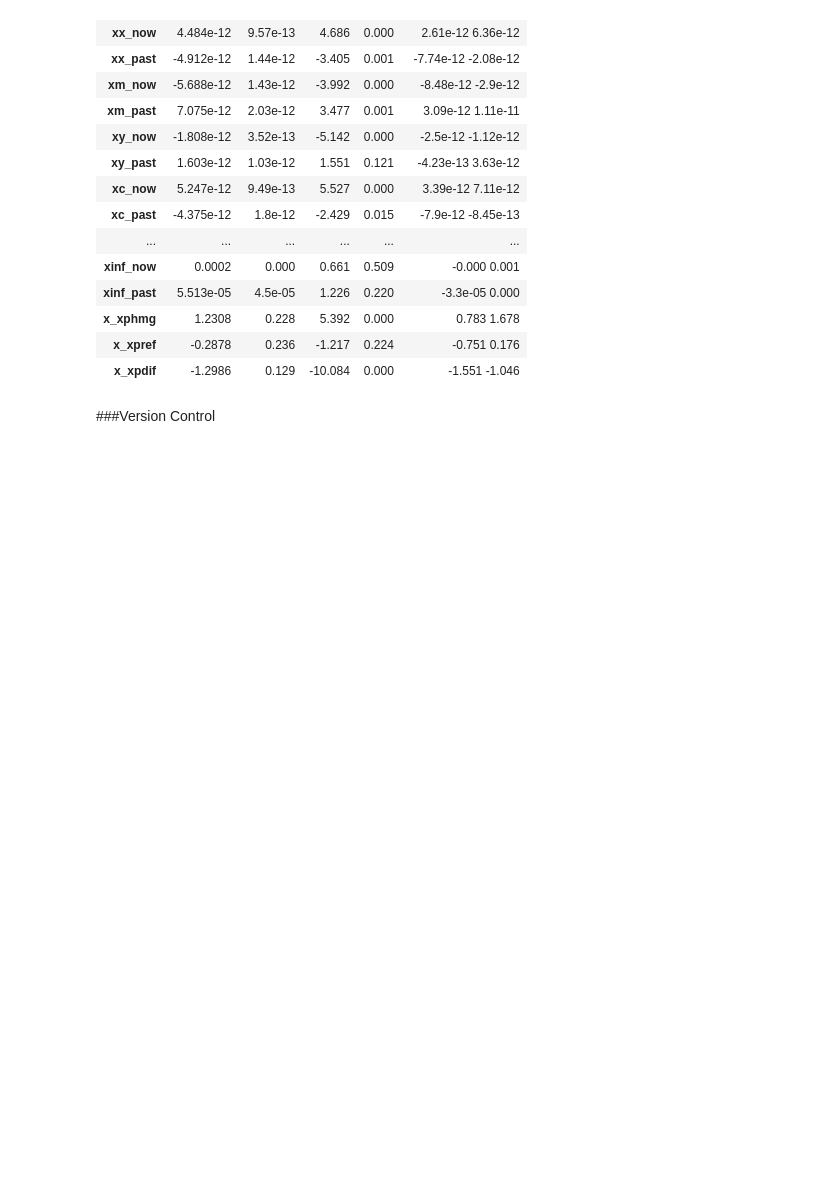
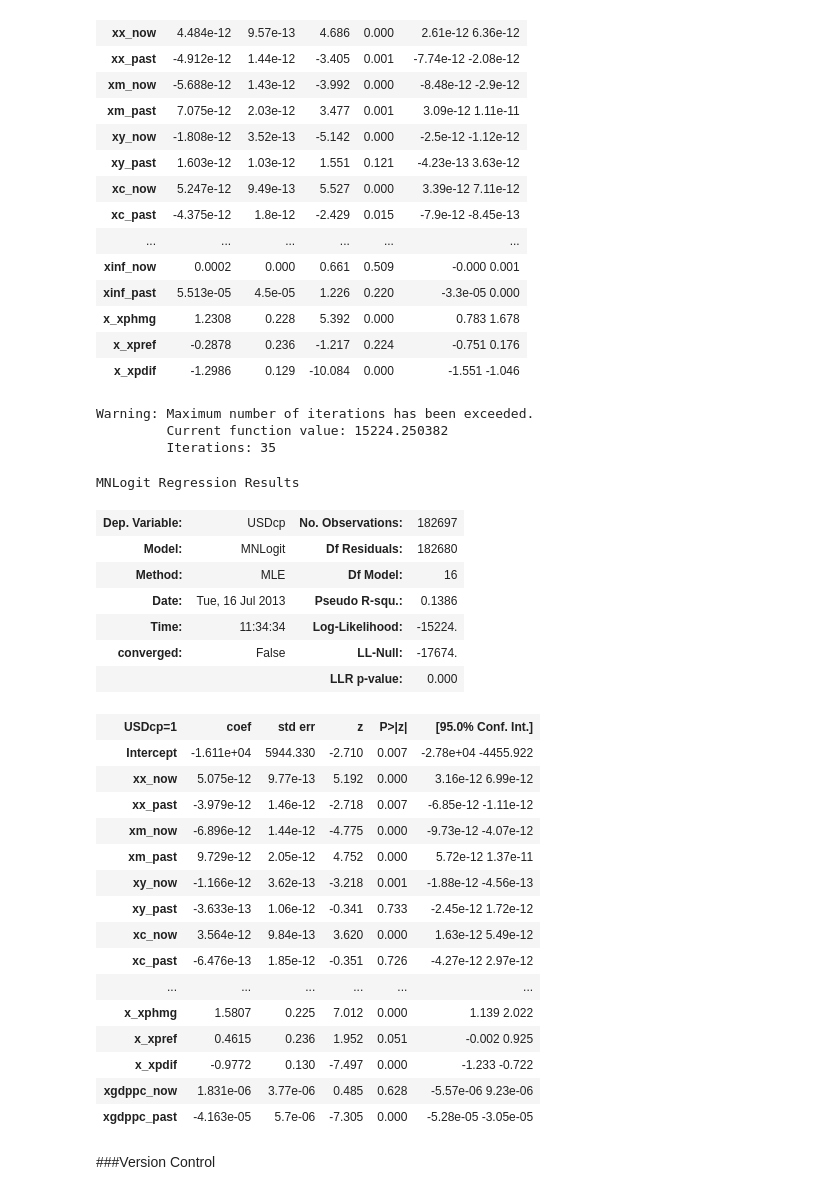
Before and after one commit to agconti/US_Dollar_Vehicle_Currency, a Jupyter notebook: Italian Trade/US_Dollar_Vehicle_Currency.ipynb, the cells around one changed output. Cells and saved outputs as stored; diff of their text form; code cells hidden in the pictures; blank space fills up the shorter version.

```diff
--- a/Italian Trade/US_Dollar_Vehicle_Currency.ipynb
+++ b/Italian Trade/US_Dollar_Vehicle_Currency.ipynb
@@ -487,6 +575,44 @@ MNLogit Regression Results
 | x_xphmg | 1.2308 | 0.228 | 5.392 | 0.000 | 0.783 1.678 |
 | x_xpref | -0.2878 | 0.236 | -1.217 | 0.224 | -0.751 0.176 |
 | x_xpdif | -1.2986 | 0.129 | -10.084 | 0.000 | -1.551 -1.046 |
+# %%
+gdp_per_capita = ' + xgdppc_now + xgdppc_past'
+formula = dependent_var + economic_strength + exchange_rate_activity + dexr_interest_activity + exporter_currency_health + exporter_good_pricing + gdp_per_capita
+# %%
+y, x = dmatrices(formula, data=df.dropna(), return_type='dataframe')# Prepare dataframe for regression
+mod = MNLogit(y, x)                                                 # Describe model, so it can be fitted
+res6 = mod.fit()                                                    # Fit model
+
+results['gdp_per_capita']=[res6, formula]                         # save results for later
+res6.summary()                                                      # Summarize model
+# %% [output]
+Warning: Maximum number of iterations has been exceeded.
+         Current function value: 15224.250382
+         Iterations: 35
+MNLogit Regression Results
+| Dep. Variable: | USDcp | No. Observations: | 182697 |
+| Model: | MNLogit | Df Residuals: | 182680 |
+| Method: | MLE | Df Model: | 16 |
+| Date: | Tue, 16 Jul 2013 | Pseudo R-squ.: | 0.1386 |
+| Time: | 11:34:34 | Log-Likelihood: | -15224. |
+| converged: | False | LL-Null: | -17674. |
+|  |  | LLR p-value: | 0.000 |
+| USDcp=1 | coef | std err | z | P>|z| | [95.0% Conf. Int.] |
+| Intercept | -1.611e+04 | 5944.330 | -2.710 | 0.007 | -2.78e+04 -4455.922 |
+| xx_now | 5.075e-12 | 9.77e-13 | 5.192 | 0.000 | 3.16e-12 6.99e-12 |
+| xx_past | -3.979e-12 | 1.46e-12 | -2.718 | 0.007 | -6.85e-12 -1.11e-12 |
+| xm_now | -6.896e-12 | 1.44e-12 | -4.775 | 0.000 | -9.73e-12 -4.07e-12 |
+| xm_past | 9.729e-12 | 2.05e-12 | 4.752 | 0.000 | 5.72e-12 1.37e-11 |
+| xy_now | -1.166e-12 | 3.62e-13 | -3.218 | 0.001 | -1.88e-12 -4.56e-13 |
+| xy_past | -3.633e-13 | 1.06e-12 | -0.341 | 0.733 | -2.45e-12 1.72e-12 |
+| xc_now | 3.564e-12 | 9.84e-13 | 3.620 | 0.000 | 1.63e-12 5.49e-12 |
+| xc_past | -6.476e-13 | 1.85e-12 | -0.351 | 0.726 | -4.27e-12 2.97e-12 |
+| ... | ... | ... | ... | ... | ... |
+| x_xphmg | 1.5807 | 0.225 | 7.012 | 0.000 | 1.139 2.022 |
+| x_xpref | 0.4615 | 0.236 | 1.952 | 0.051 | -0.002 0.925 |
+| x_xpdif | -0.9772 | 0.130 | -7.497 | 0.000 | -1.233 -0.722 |
+| xgdppc_now | 1.831e-06 | 3.77e-06 | 0.485 | 0.628 | -5.57e-06 9.23e-06 |
+| xgdppc_past | -4.163e-05 | 5.7e-06 | -7.305 | 0.000 | -5.28e-05 -3.05e-05 |
 # %% [markdown]
 ###Version Control
 # %%
```
Also changed, not shown: parts of 14 cells of this notebook.
